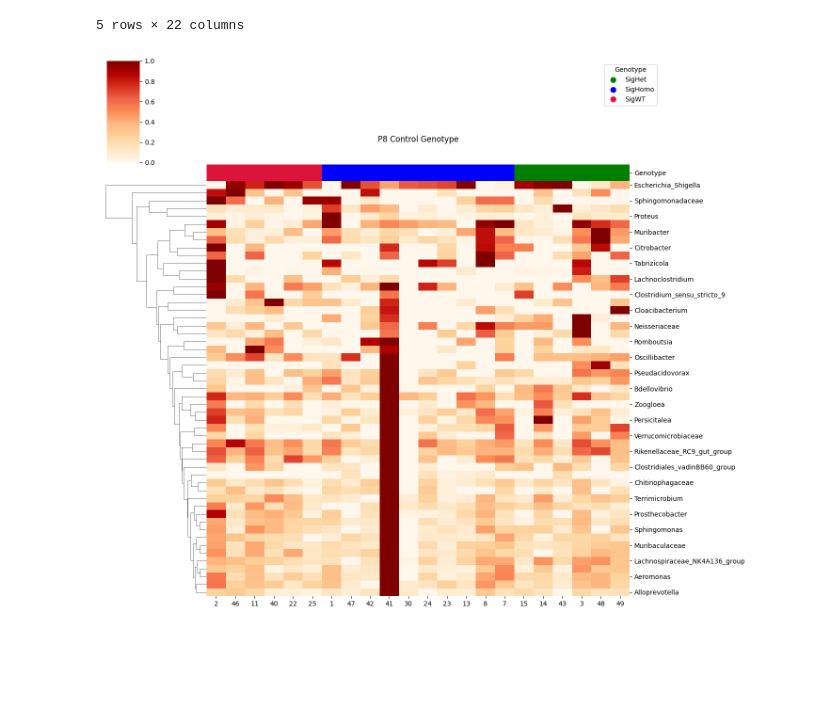
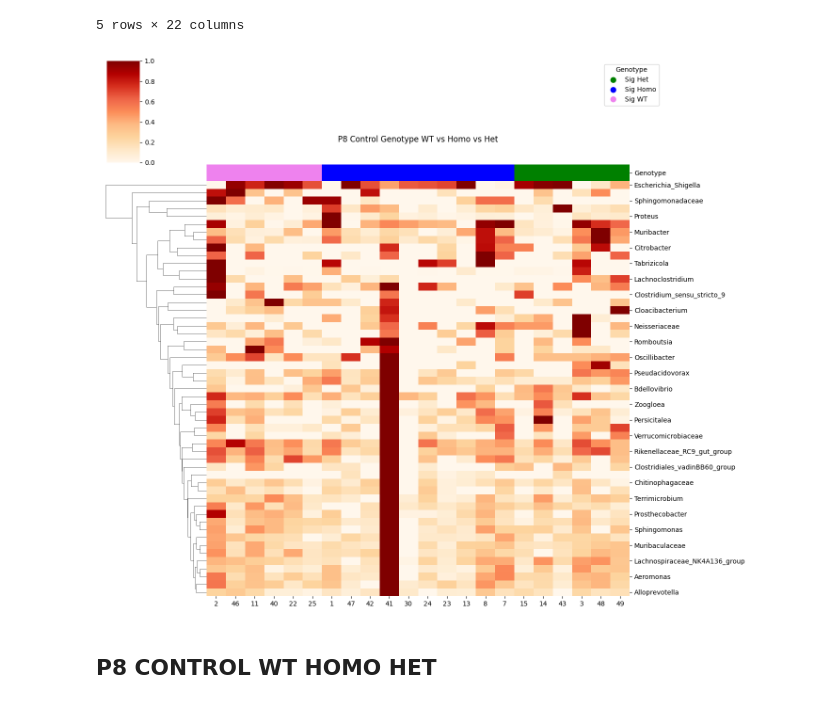
Before and after one commit to xuan13hao/data_analysis, a Jupyter notebook: 16s/heatmap/heatmap.ipynb, the cells around one changed output. Drawn from its saved outputs; the diff is of its cells as text; code cells hidden in the pictures; blank space fills up the shorter version.

Commit message:
heatmap

```diff
--- a/16s/heatmap/heatmap.ipynb
+++ b/16s/heatmap/heatmap.ipynb
@@ -309,7 +309,7 @@ P8_C_gt_otus_data.head(10)
 10 rows × 22 columns
 # %%
 def format_meta(metadata,condition ='Experiment'):
-    metadata[condition] = metadata[condition].str.replace(' ', '')
+    metadata[condition] = metadata[condition].str.rstrip()
     return metadata
 P8_C_gt_metadata = format_meta(P8_C_gt_metadata,"Genotype")
 # %%
@@ -330,7 +330,7 @@ P8_C_gt_metadata.head(10)
 def genotypecolordict(metadata,condition ='Experiment'):
     # metadata = metadata.sort_values(condition,ascending=False)
     # metadata[condition] = metadata[condition].str.replace(' ', '')
-    color_dict=dict(zip(np.unique(metadata[condition]),np.array(['g','blue','crimson'])))
+    color_dict=dict(zip(np.unique(metadata[condition]),np.array(['g','blue','violet'])))
     # print(metadata[condition])
     row_colors = metadata[condition].map(color_dict)
     # print(metadata.index)
@@ -371,7 +360,7 @@ def create_heatmap(otus_data,metadata,condition ="Experiment" ):
     new_column = []
     new_idx = []
     for index1 in otus_data.index:
-        new_idx.append(str(index1).strip())
+        new_idx.append(str(index1).rstrip())
     otus_data.index = new_idx
     # print(new_idx)
     for index1 in otus_data.index:
@@ -383,7 +372,7 @@ def create_heatmap(otus_data,metadata,condition ="Experiment" ):
     otus_data[condition] = new_column
     # print(otus_data[condition])
     otus_data = otus_data.sort_values(by=condition,ascending=False)
-    # print(otus_data.columns)
+    # print(otus_data[condition])
     heatmap = otus_data.drop(columns=[condition])
     heatmap = heatmap.transpose()
     return heatmap
@@ -411,32 +400,34 @@ def plot_cluster_heatmap(heatmap,color_dict,row_colors,title):
                 # cbar_pos=(0, .2, .03, .4),
                 figsize=(14, 12))
     # Create a color legend using the color_dict
     legend_labels = [f"{experiment}" for experiment, color in color_dict.items()]
     legend_colors = [color for _, color in color_dict.items()]
     # print(legend_colors)
     legend_handles = [plt.Line2D([0], [0], marker='o', color='w', label=label, markersize=10, markerfacecolor=color) for label, color in zip(legend_labels, legend_colors)]
     plt.legend(handles=legend_handles, title="Genotype", bbox_to_anchor=(15, 1), loc='upper left')
     # Add a title to the center of the heatmap
     ax  = hm.ax_heatmap
     ax.text(0.5, 1.1, title, fontsize=12, ha="center", va="center", transform=ax.transAxes)
     # Get the current Axes objects
     ax_row_labels = hm.ax_row_dendrogram
     ax_col_labels = hm.ax_col_dendrogram
 
     # Set row and column labels font size
     row_font_size = 4
     col_font_size = 4
 
     for label in ax_row_labels.get_yticklabels():
         label.set_fontsize(row_font_size)
 
     for label in ax_col_labels.get_xticklabels():
         label.set_fontsize(col_font_size)
 
     # Display the plot
     plt.show()
-title = "P8 Control Genotype"
+title = "P8 Control Genotype WT vs Homo vs Het"
 P8_C_color_dict_gt,P8_C_row_colors_gt = genotypecolordict(P8_C_gt_metadata,"Genotype")
 plot_cluster_heatmap(P8_C_otus_data_heatmap,P8_C_color_dict_gt,P8_C_row_colors_gt,title)
 # %% [output]
-[figure, old version]
+[figure, new version]
+# %% [markdown]
+## P8 CONTROL WT HOMO HET
```
Also changed, not shown: parts of 36 cells of this notebook, 29 other files.
